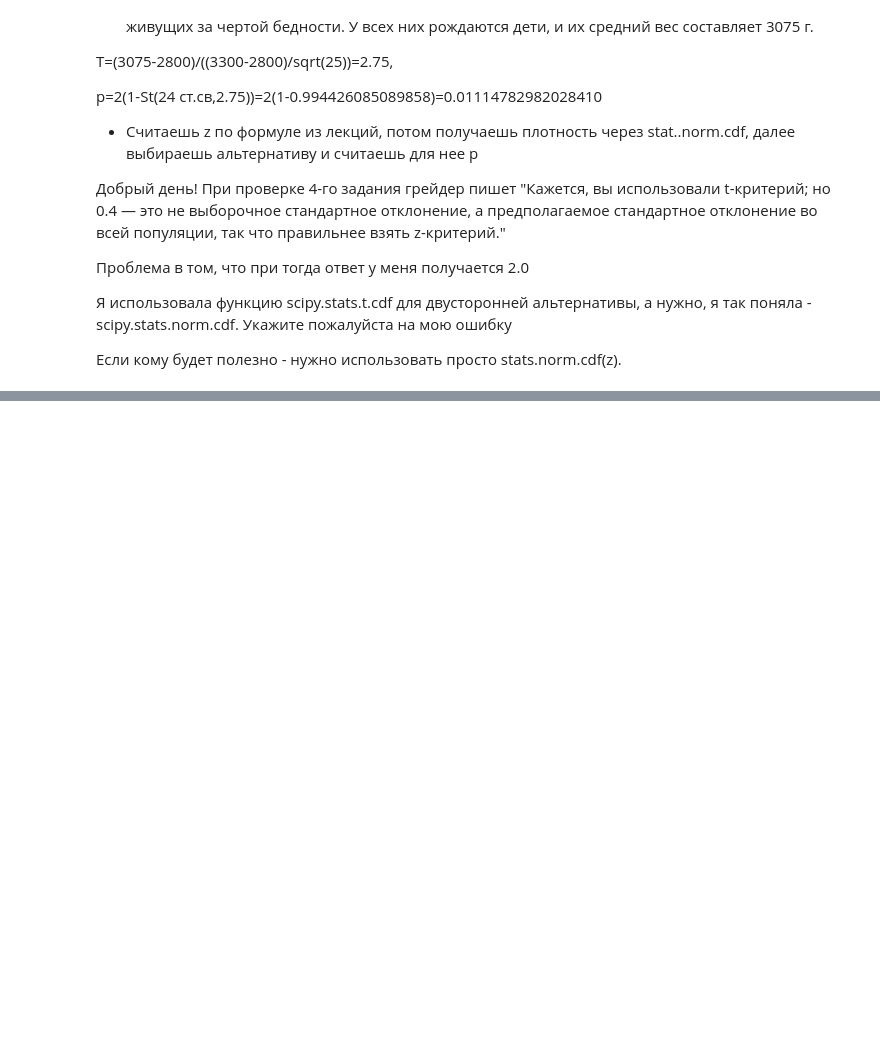
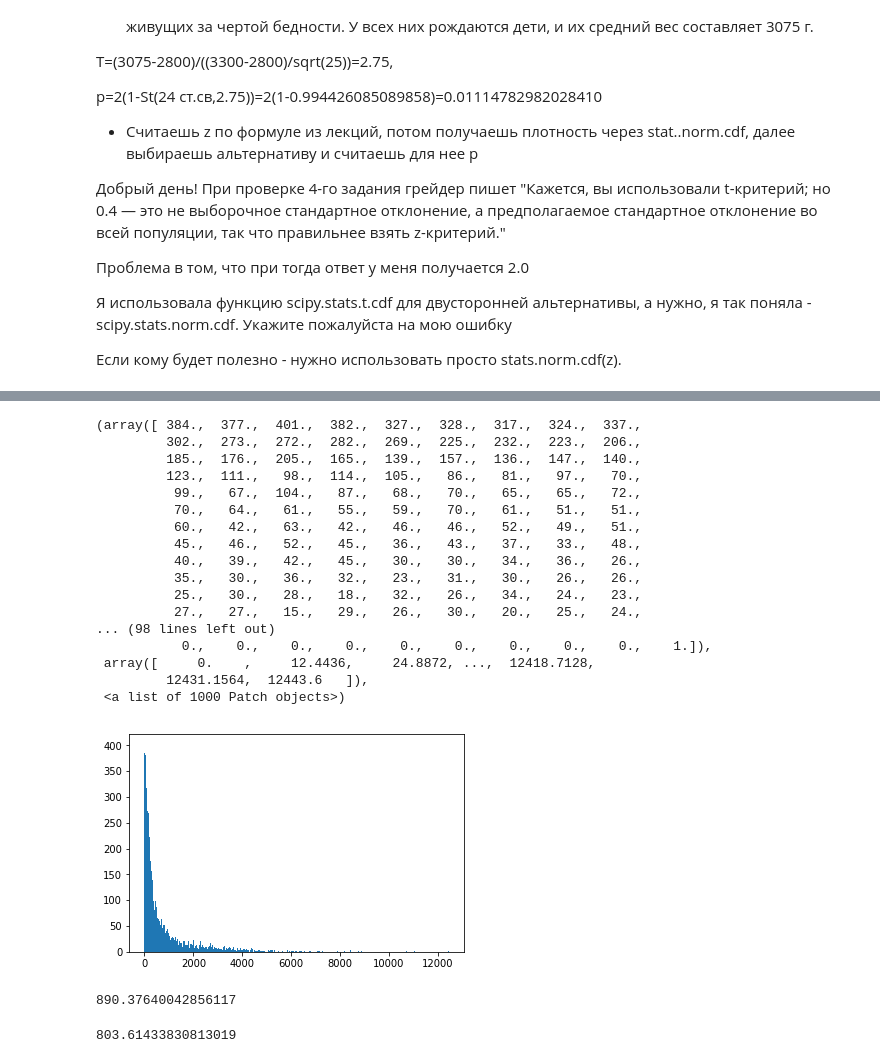
Before and after one commit to igor-storozhev/coursera-cmp4, a Jupyter notebook: w2/q1.ipynb, the cells around one changed output, grey strips where cells are left out. Cells and saved outputs as stored; diff of their text form; code cells hidden in the pictures; blank space fills up the shorter version.

```diff
--- a/w2/q1.ipynb
+++ b/w2/q1.ipynb
@@ -55,0 +115,3 @@ p
+# %%
+tree_sub = abs(y_test - tree_pred)
+tree_sub.head()
@@ -55,0 +220,31 @@ p
+# %%
+pylab.hist(tree_sub, bins=1000)
+# %% [output]
+(array([ 384.,  377.,  401.,  382.,  327.,  328.,  317.,  324.,  337.,
+         302.,  273.,  272.,  282.,  269.,  225.,  232.,  223.,  206.,
+         185.,  176.,  205.,  165.,  139.,  157.,  136.,  147.,  140.,
+         123.,  111.,   98.,  114.,  105.,   86.,   81.,   97.,   70.,
+          99.,   67.,  104.,   87.,   68.,   70.,   65.,   65.,   72.,
+          70.,   64.,   61.,   55.,   59.,   70.,   61.,   51.,   51.,
+          60.,   42.,   63.,   42.,   46.,   46.,   52.,   49.,   51.,
+          45.,   46.,   52.,   45.,   36.,   43.,   37.,   33.,   48.,
+          40.,   39.,   42.,   45.,   30.,   30.,   34.,   36.,   26.,
+          35.,   30.,   36.,   32.,   23.,   31.,   30.,   26.,   26.,
+          25.,   30.,   28.,   18.,   32.,   26.,   34.,   24.,   23.,
+          27.,   27.,   15.,   29.,   26.,   30.,   20.,   25.,   24.,
+... (98 lines left out)
+           0.,    0.,    0.,    0.,    0.,    0.,    0.,    0.,    0.,    1.]),
+ array([     0.    ,     12.4436,     24.8872, ...,  12418.7128,
+         12431.1564,  12443.6   ]),
+ <a list of 1000 Patch objects>)
+[figure, added]
+# %%
+linear_quality_2 = sum(linear_sub)/len(linear_sub)
+linear_quality_2
+# %% [output]
+890.37640042856117
+# %%
+tree_quality_2 = sum(tree_sub)/len(tree_sub)
+tree_quality_2
+# %% [output]
+803.61433830813019
```
Also changed, not shown: parts of 51 cells of this notebook, 5 other files.
